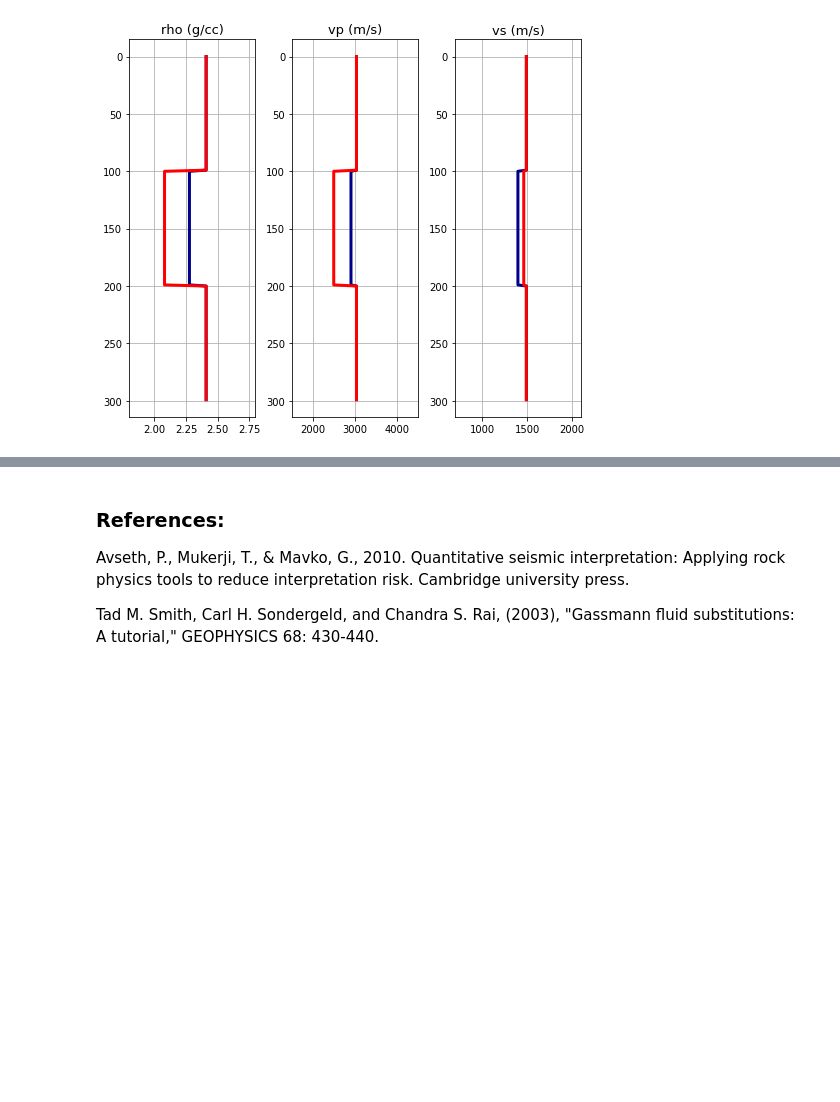
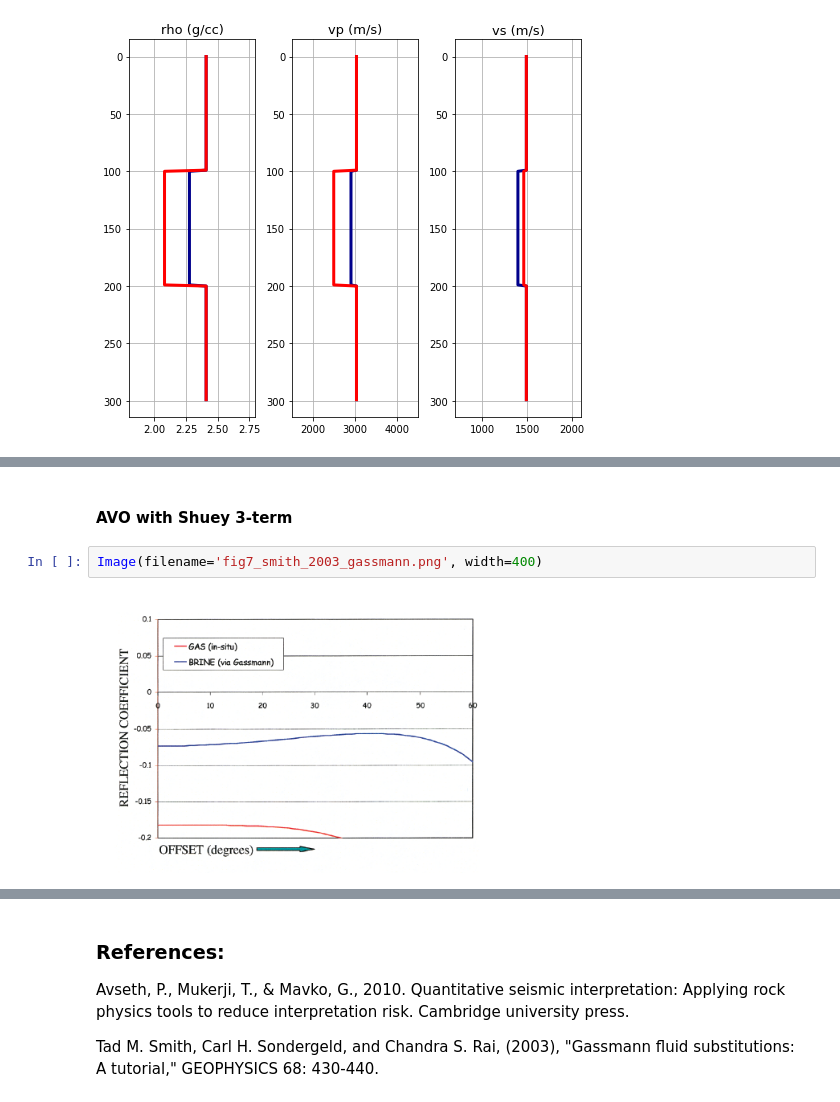
Before and after one commit to ffigura/avo, a Jupyter notebook: 1_synthetic/5_avo_synthetic.ipynb, the cells around one changed output, grey strips where cells are left out. Cells and saved outputs as stored; diff of their text form; blank space fills up the shorter version.

```diff
--- a/1_synthetic/5_avo_synthetic.ipynb
+++ b/1_synthetic/5_avo_synthetic.ipynb
@@ -125,0 +195,6 @@ plt.tight_layout()
+# %% [markdown]
+#### AVO with Shuey 3-term
+# %%
+Image(filename='fig7_smith_2003_gassmann.png', width=400)
+# %% [output]
+[figure, added]
```
Also changed, not shown: parts of 11 cells of this notebook.
